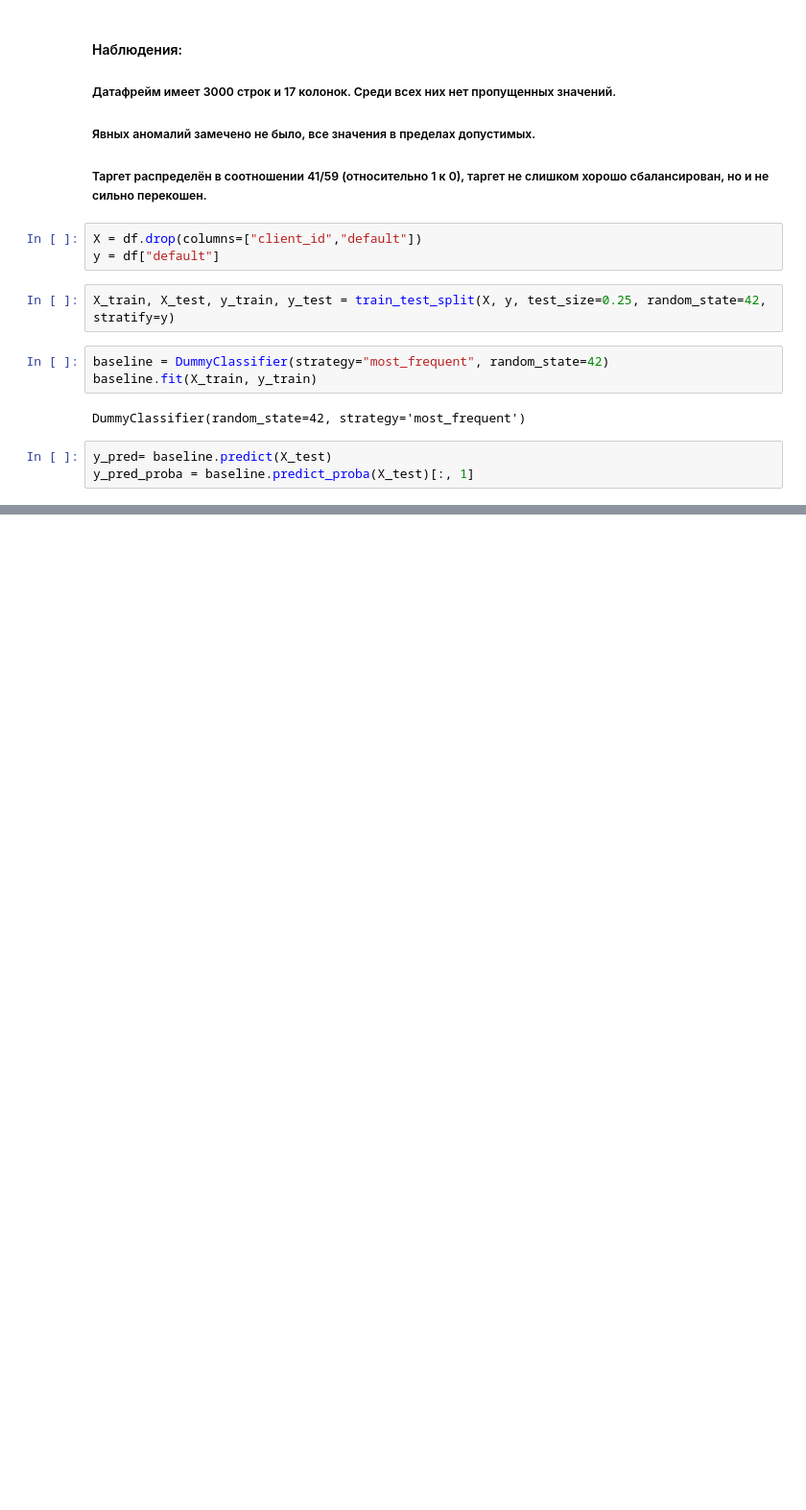
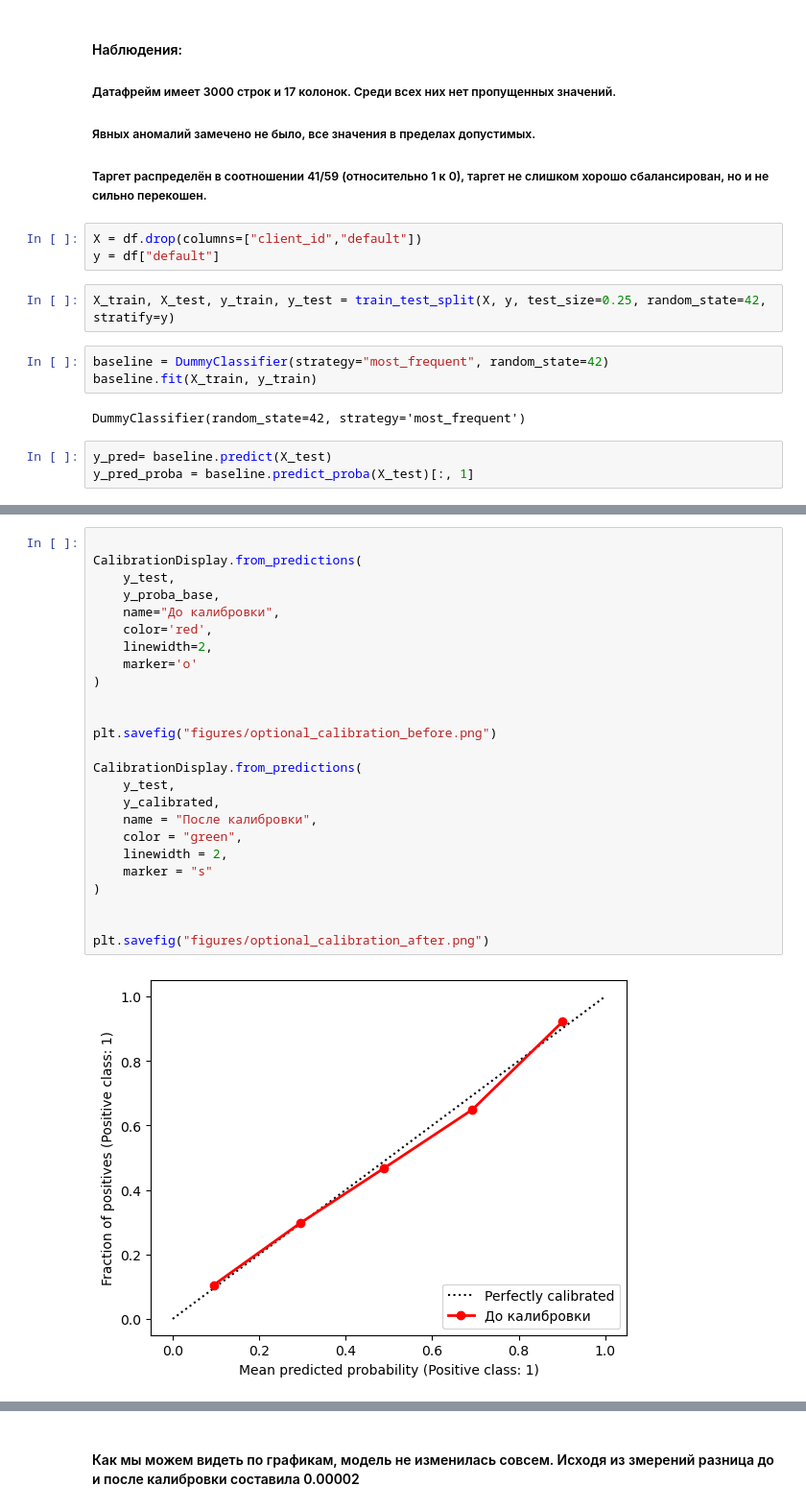
Before and after one commit to 7efirochka/aie-student-prod, a Jupyter notebook: homeworks/HW05/HW05.ipynb, the cells around one changed output, grey strips where cells are left out. Shown: that part at 96% size. Cells and saved outputs as stored; diff of their text form; blank space fills up the shorter version.

Commit message:
HW05 + optional part

```diff
--- a/homeworks/HW05/HW05.ipynb
+++ b/homeworks/HW05/HW05.ipynb
@@ -101,0 +238,27 @@ Accuracy: 0.5893333333333334
+# %%
+
+CalibrationDisplay.from_predictions(
+    y_test,
+    y_proba_base,
+    name="До калибровки",
+    color='red',
+    linewidth=2,
+    marker='o'
+)
+
+
+plt.savefig("figures/optional_calibration_before.png")
+
+CalibrationDisplay.from_predictions(
+    y_test,
+    y_calibrated,
+    name = "После калибровки",
+    color = "green",
+    linewidth = 2,
+    marker = "s"
+)
+
+
+plt.savefig("figures/optional_calibration_after.png")
+# %% [output]
+[figure, added]
@@ -101,0 +266,2 @@ Accuracy: 0.5893333333333334
+# %% [markdown]
+#### Как мы можем видеть по графикам, модель не изменилась совсем. Исходя из змерений разница до и после калибровки составила 0.00002
```
Also changed, not shown: parts of 16 cells of this notebook.
